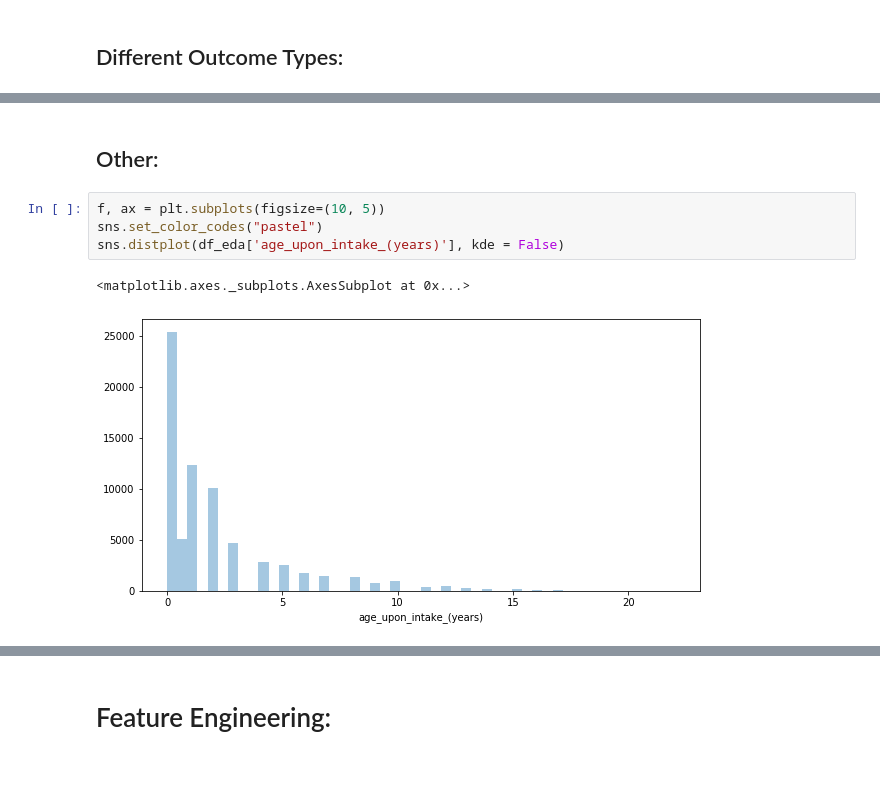
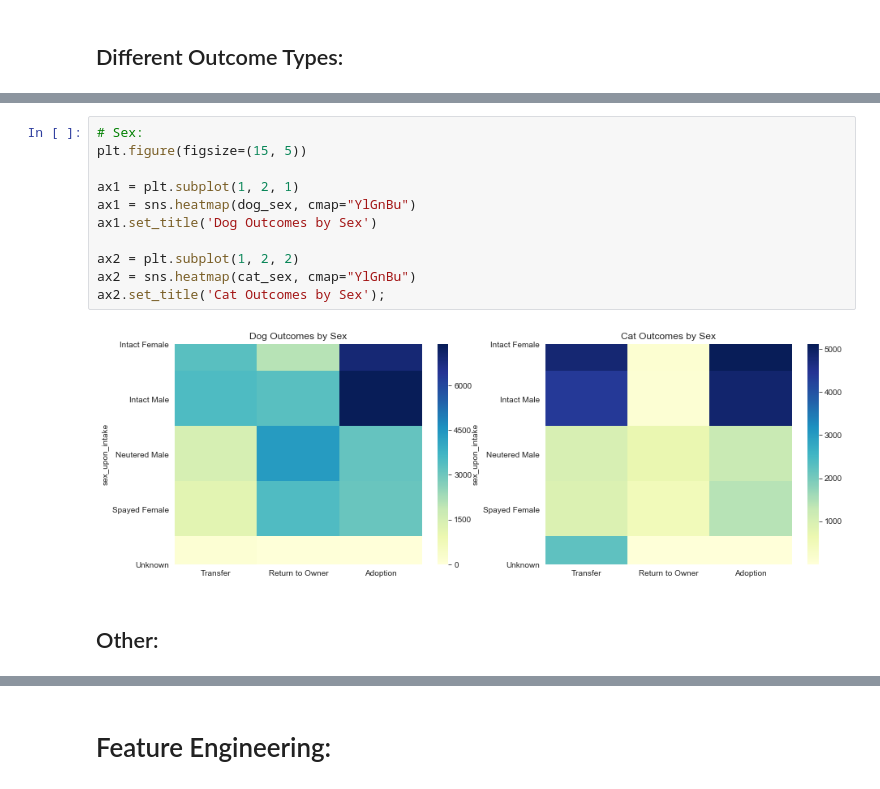
Before and after one commit to thomaskbrown18/mod_3_ml_proj, a Jupyter notebook: student.ipynb, the cells around one changed output, grey strips where cells are left out. Drawn from its saved outputs; the diff is of its cells as text.

```diff
--- a/student.ipynb
+++ b/student.ipynb
@@ -316,9 +372,15 @@ memory usage: 7.6+ MB
+# %%
+# Sex:
+plt.figure(figsize=(15, 5))
+
+ax1 = plt.subplot(1, 2, 1)
+ax1 = sns.heatmap(dog_sex, cmap="YlGnBu")
+ax1.set_title('Dog Outcomes by Sex')
+
+ax2 = plt.subplot(1, 2, 2)
+ax2 = sns.heatmap(cat_sex, cmap="YlGnBu")
+ax2.set_title('Cat Outcomes by Sex');
+# %% [output]
+[figure, added]
 # %% [markdown]
 ## Other:
-# %%
-f, ax = plt.subplots(figsize=(10, 5))
-sns.set_color_codes("pastel")
-sns.distplot(df_eda['age_upon_intake_(years)'], kde = False)
-# %% [output]
-<matplotlib.axes._subplots.AxesSubplot at 0x...>
-[figure, removed]
```
Also changed, not shown: parts of 20 cells of this notebook.
